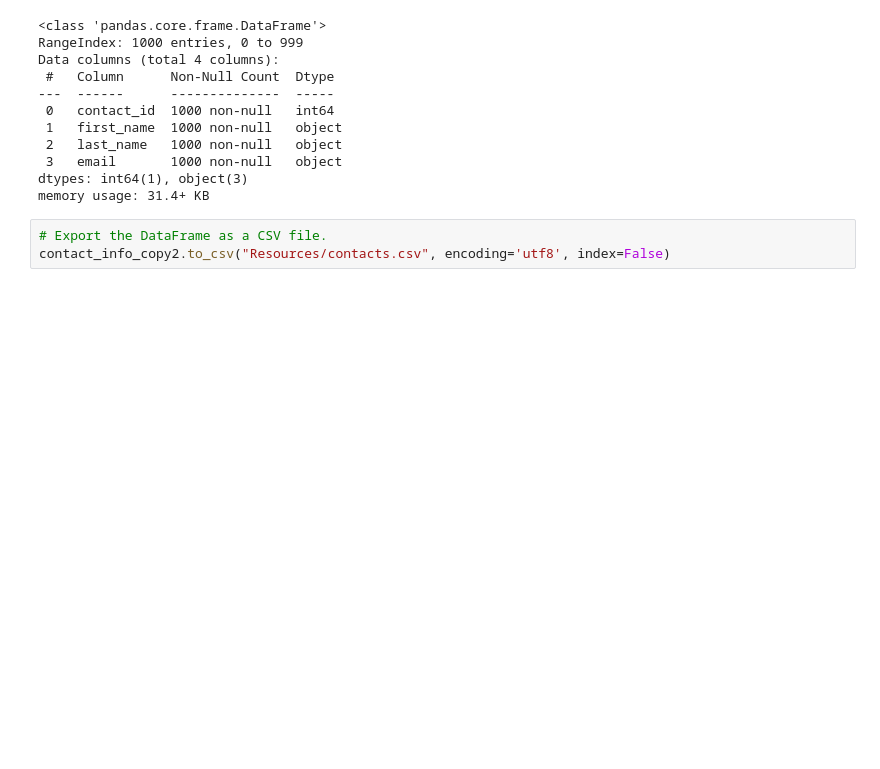
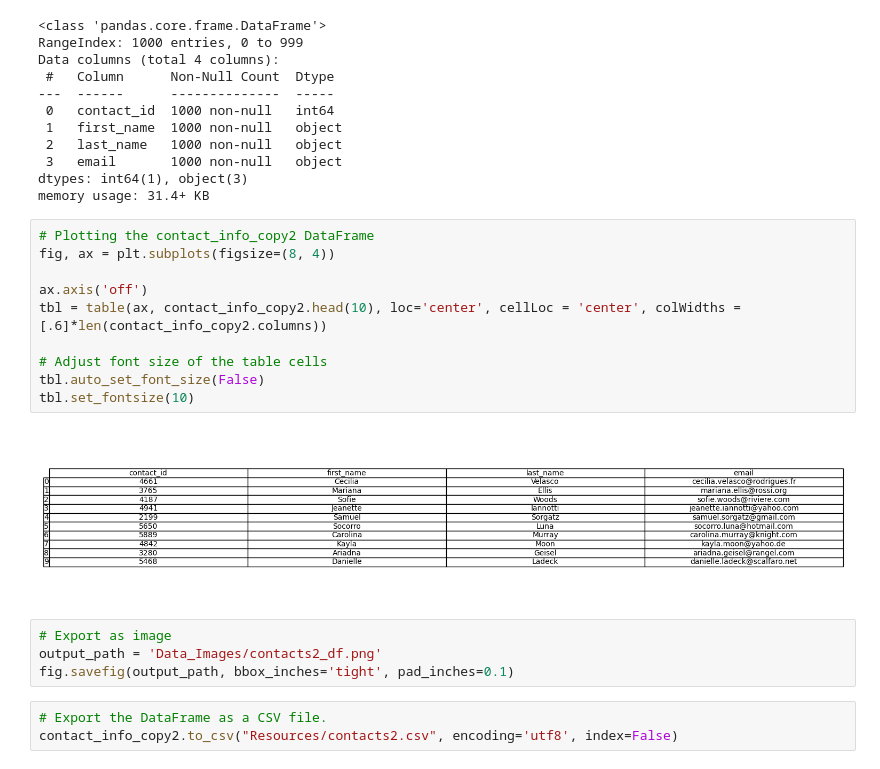
Before and after one commit to amc1119/Crowdfunding_ETL, a Jupyter notebook: ETL_Mini_Project_SBains_AClark.ipynb, the cells around one changed output. Cells and saved outputs as stored; diff of their text form; blank space fills up the shorter version.

```diff
--- a/ETL_Mini_Project_SBains_AClark.ipynb
+++ b/ETL_Mini_Project_SBains_AClark.ipynb
@@ -579,6 +627,22 @@ Data columns (total 4 columns):
  3   email       1000 non-null   object
 dtypes: int64(1), object(3)
 memory usage: 31.4+ KB
+# %%
+# Plotting the contact_info_copy2 DataFrame
+fig, ax = plt.subplots(figsize=(8, 4))
+
+ax.axis('off')
+tbl = table(ax, contact_info_copy2.head(10), loc='center', cellLoc = 'center', colWidths = [.6]*len(contact_info_copy2.columns))
+
+# Adjust font size of the table cells
+tbl.auto_set_font_size(False)
+tbl.set_fontsize(10)
+# %% [output]
+[figure, added]
+# %%
+# Export as image
+output_path = 'Data_Images/contacts2_df.png'
+fig.savefig(output_path, bbox_inches='tight', pad_inches=0.1)
 # %%
 # Export the DataFrame as a CSV file.
-contact_info_copy2.to_csv("Resources/contacts.csv", encoding='utf8', index=False)
+contact_info_copy2.to_csv("Resources/contacts2.csv", encoding='utf8', index=False)
```
Also changed, not shown: parts of 7 cells of this notebook, 7 other files.
